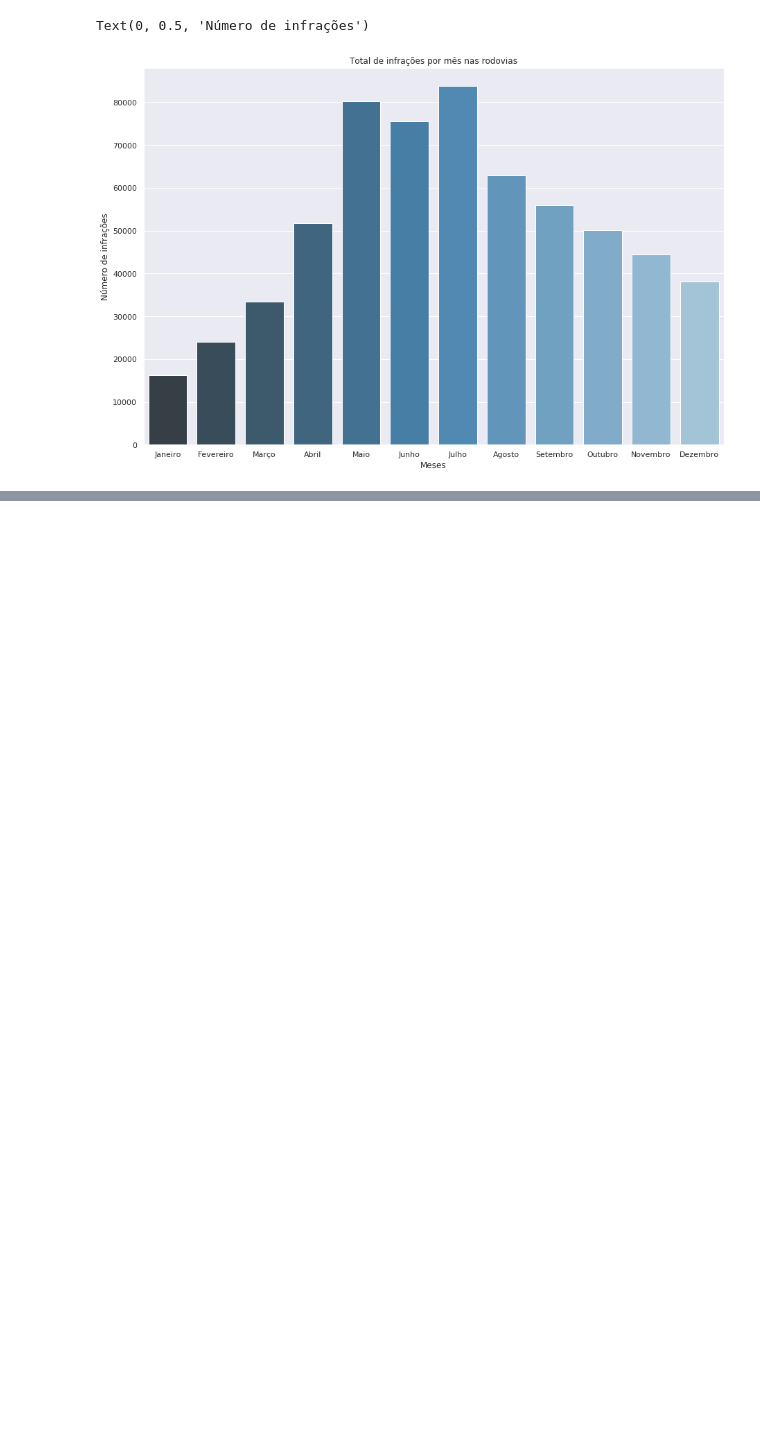
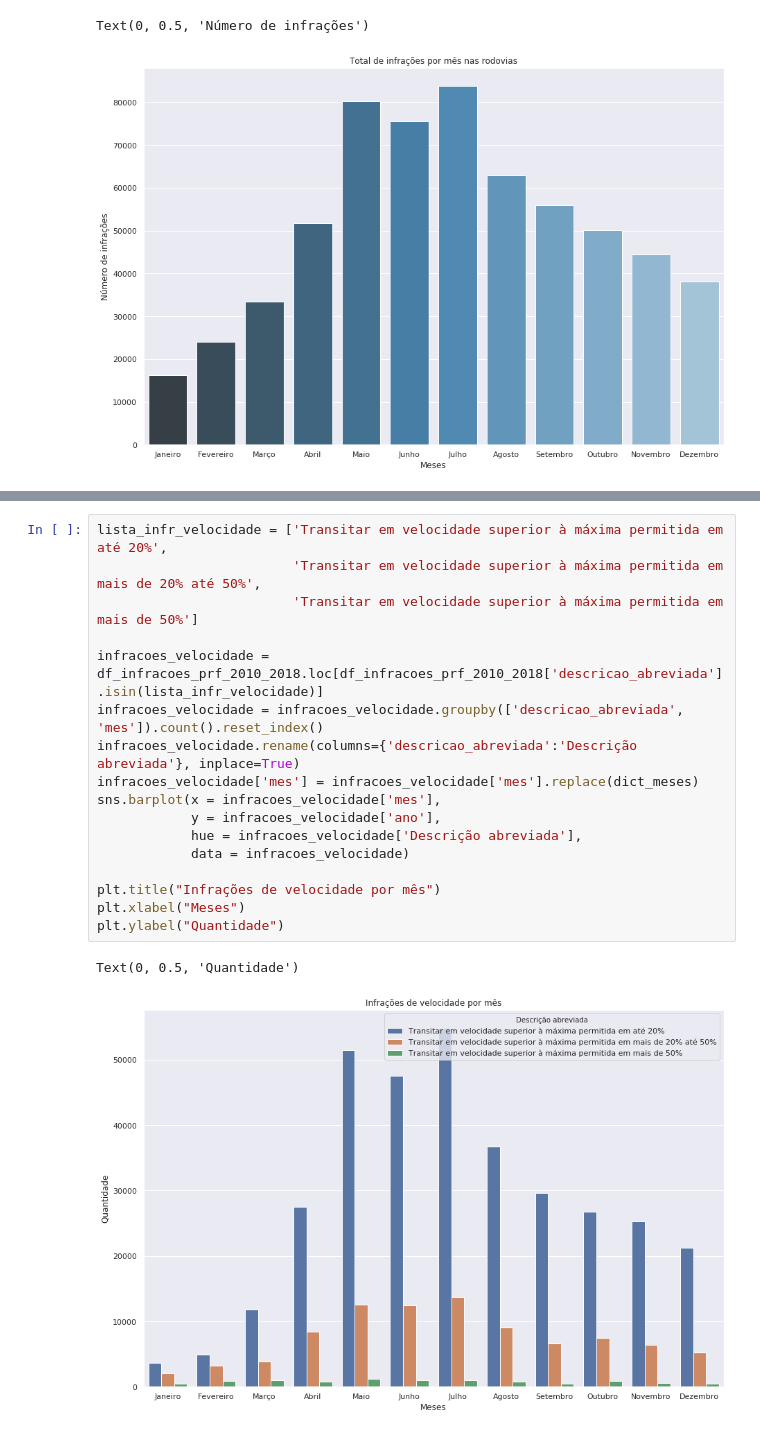
Before and after one commit to IagoCarvalho/tcc_scripts, a Jupyter notebook: QP02-Analysis.ipynb, the cells around one changed output, grey strips where cells are left out. Drawn from its saved outputs; the diff is of its cells as text; blank space fills up the shorter version.

```diff
--- a/QP02-Analysis.ipynb
+++ b/QP02-Analysis.ipynb
@@ -587,0 +604,20 @@ Text(0, 0.5, 'Número de infrações')
+# %%
+lista_infr_velocidade = ['Transitar em velocidade superior à máxima permitida em até 20%',
+                         'Transitar em velocidade superior à máxima permitida em mais de 20% até 50%',
+                         'Transitar em velocidade superior à máxima permitida em mais de 50%']
+
+infracoes_velocidade = df_infracoes_prf_2010_2018.loc[df_infracoes_prf_2010_2018['descricao_abreviada'].isin(lista_infr_velocidade)]
+infracoes_velocidade = infracoes_velocidade.groupby(['descricao_abreviada', 'mes']).count().reset_index()
+infracoes_velocidade.rename(columns={'descricao_abreviada':'Descrição abreviada'}, inplace=True)
+infracoes_velocidade['mes'] = infracoes_velocidade['mes'].replace(dict_meses)
+sns.barplot(x = infracoes_velocidade['mes'],
+            y = infracoes_velocidade['ano'],
+            hue = infracoes_velocidade['Descrição abreviada'],
+            data = infracoes_velocidade)
+
+plt.title("Infrações de velocidade por mês")
+plt.xlabel("Meses")
+plt.ylabel("Quantidade")
+# %% [output]
+Text(0, 0.5, 'Quantidade')
+[figure, added]
```
Also changed, not shown: parts of 7 cells of this notebook.
